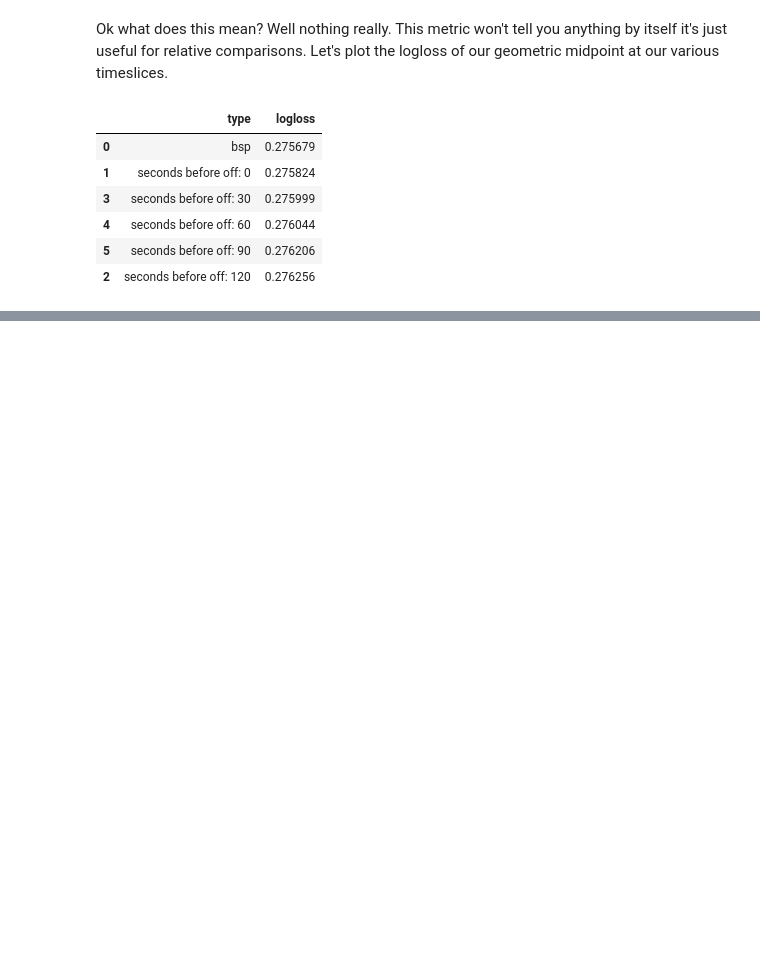
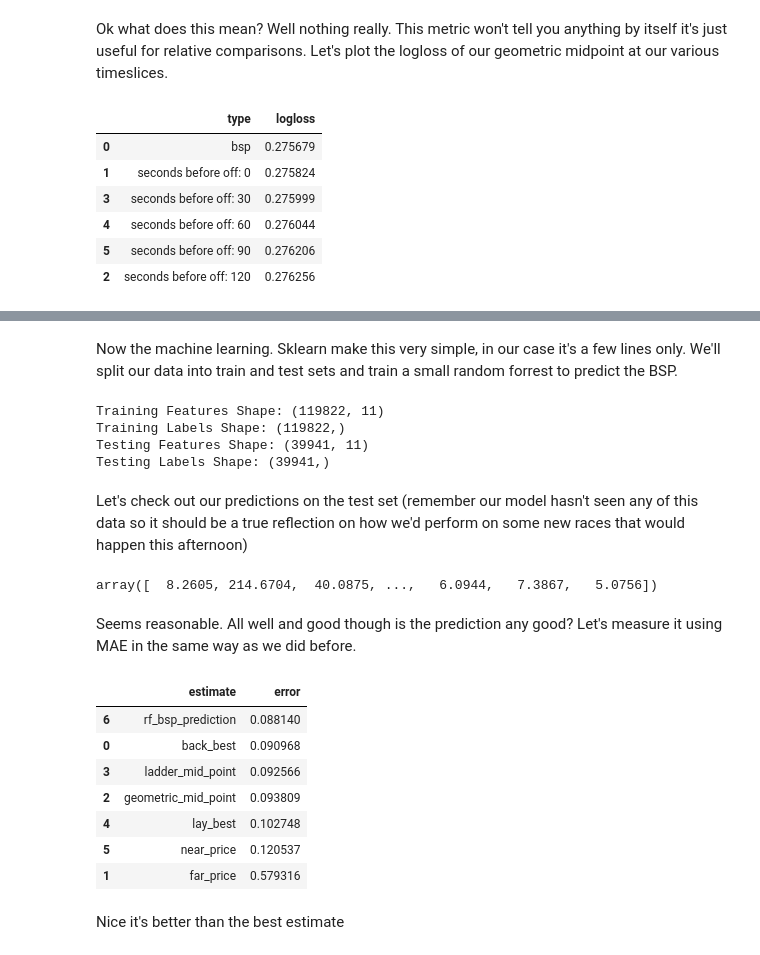
Before and after one commit to TMBish/bfStreamTutorials, a Jupyter notebook: 04-bsp/03-article/bsp.ipynb, the cells around one changed output, grey strips where cells are left out. Saved outputs shown, nothing was run; the diff lists cells and outputs as text; code cells hidden in the pictures; blank space fills up the shorter version.

```diff
--- a/04-bsp/03-article/bsp.ipynb
+++ b/04-bsp/03-article/bsp.ipynb
@@ -743,0 +899,60 @@ Now this is a cool graph. This is exactly like we would have intiuited. The mark
+# %% [markdown]
+Now the machine learning. Sklearn make this very simple, in our case it's a few lines only. We'll split our data into train and test sets and train a small random forrest to predict the BSP.
+# %%
+from sklearn.ensemble import RandomForestRegressor
+from sklearn.model_selection import train_test_split
+
+# Setup Train / Test
+train_features, test_features, train_labels, test_labels = train_test_split(model_matrix.drop(columns = ['bsp']), model_matrix['bsp'], test_size = 0.25)
+
+print('Training Features Shape:', train_features.shape)
+print('Training Labels Shape:', train_labels.shape)
+print('Testing Features Shape:', test_features.shape)
+print('Testing Labels Shape:', test_labels.shape)
+
+# Instantiate Model
+rf = RandomForestRegressor(n_estimators = 100)
+
+# Train Model
+rf.fit(train_features, train_labels)
+# %% [output]
+Training Features Shape: (119822, 11)
+Training Labels Shape: (119822,)
+Testing Features Shape: (39941, 11)
+Testing Labels Shape: (39941,)
+# %% [markdown]
+Let's check out our predictions on the test set (remember our model hasn't seen any of this data so it should be a true reflection on how we'd perform on some new races that would happen this afternoon)
+# %%
+# Use the forest's predict method on the test data
+predicted_bsp = 1 / rf.predict(test_features)
+predicted_bsp
+# %% [output]
+array([  8.2605, 214.6704,  40.0875, ...,   6.0944,   7.3867,   5.0756])
+# %% [markdown]
+Seems reasonable. All well and good though is the prediction any good? Let's measure it using MAE in the same way as we did before.
+# %%
+# Let's test our estimate vs our others in the same way as before
+
+testDf = test_features
+testDf['bsp'] = test_labels
+testDf['rf_bsp_prediction'] = predicted_bsp
+
+
+(
+    pd.melt(testDf[['bsp', 'near_price', 'far_price', 'back_best', 'lay_best', 'geometric_mid_point', 'ladder_mid_point', 'rf_bsp_prediction']], id_vars = 'bsp', var_name = 'estimate')
+    .assign(error = lambda x: abs(x['value'] - x['bsp']) / x['bsp'])
+    .groupby('estimate', as_index=False)
+    .agg({'error': 'mean'})
+    .sort_values('error')
+)
+# %% [output]
+|  | estimate | error |
+| 6 | rf_bsp_prediction | 0.088140 |
+| 0 | back_best | 0.090968 |
+| 3 | ladder_mid_point | 0.092566 |
+| 2 | geometric_mid_point | 0.093809 |
+| 4 | lay_best | 0.102748 |
+| 5 | near_price | 0.120537 |
+| 1 | far_price | 0.579316 |
+# %% [markdown]
+Nice it's better than the best estimate
```
Also changed, not shown: parts of 12 cells of this notebook.
